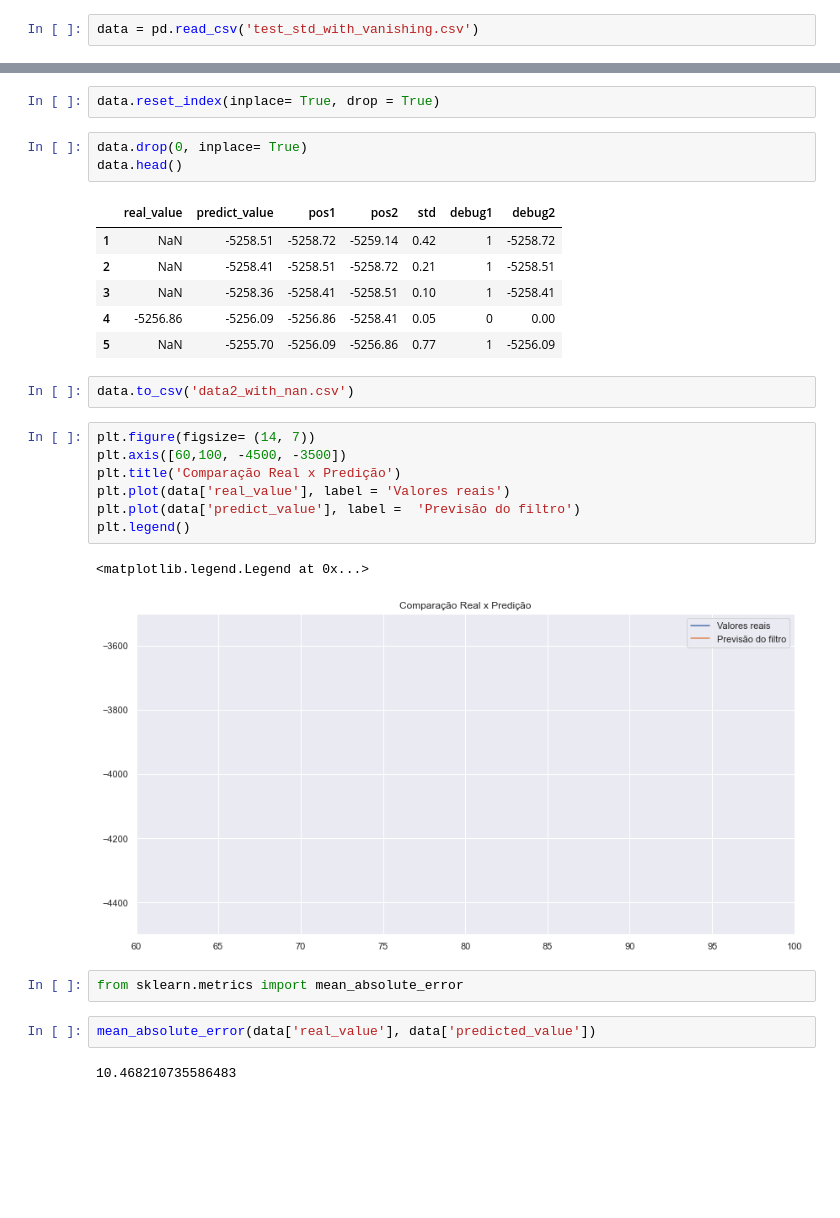
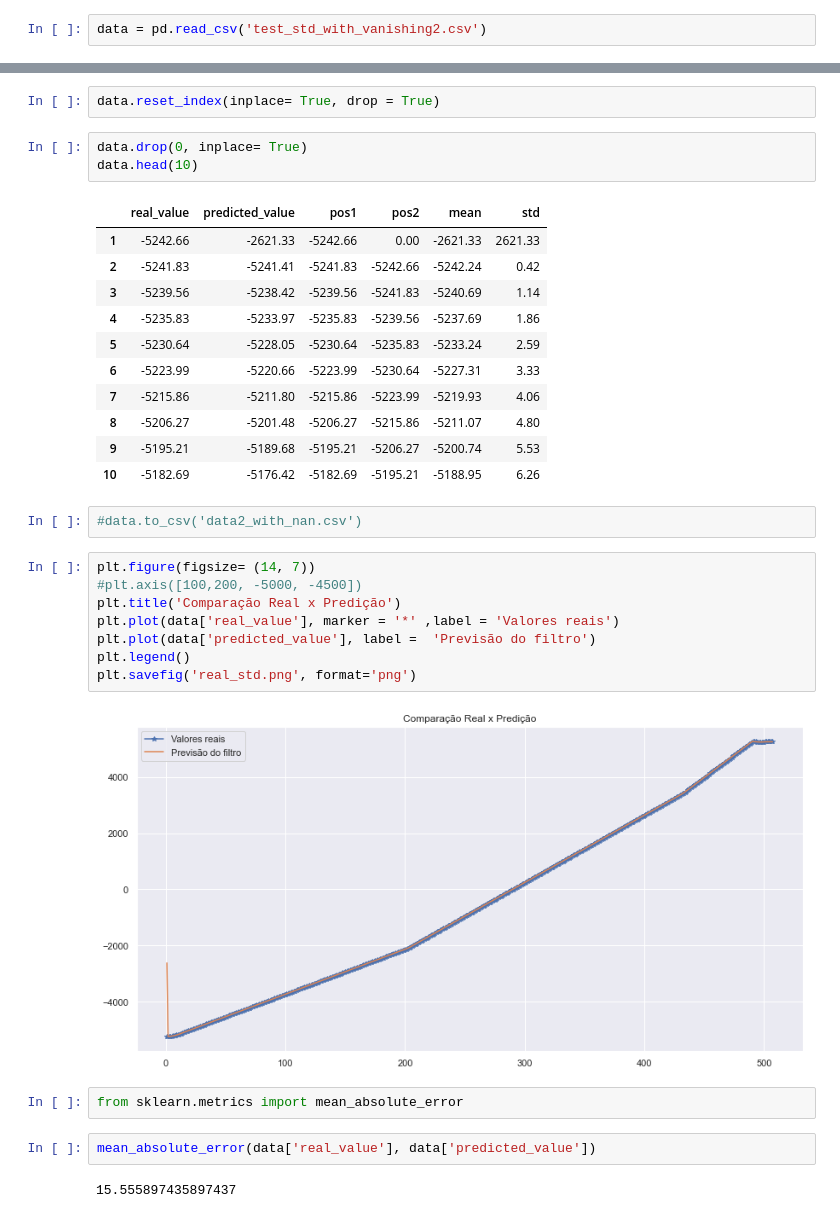
Before and after one commit to Breno-Cavalcanti/roboCin, a Jupyter notebook: filter-std/validation.ipynb, the cells around one changed output, grey strips where cells are left out. Drawn from its saved outputs; the diff is of its cells as text; blank space fills up the shorter version.

```diff
--- a/filter-std/validation.ipynb
+++ b/filter-std/validation.ipynb
@@ -6,7 +6,7 @@ import numpy as np
 sns.set()
 %matplotlib inline
 # %%
-data = pd.read_csv('test_std_with_vanishing.csv')
+data = pd.read_csv('test_std_with_vanishing2.csv')
 # %%
 data.head()
 # %% [output]
@@ -41,29 +41,34 @@ data.head()
 data.reset_index(inplace= True, drop = True)
 # %%
 data.drop(0, inplace= True)
-data.head()
+data.head(10)
 # %% [output]
-|  | real_value | predict_value | pos1 | pos2 | std | debug1 | debug2 |
-| 1 | NaN | -5258.51 | -5258.72 | -5259.14 | 0.42 | 1 | -5258.72 |
-| 2 | NaN | -5258.41 | -5258.51 | -5258.72 | 0.21 | 1 | -5258.51 |
-| 3 | NaN | -5258.36 | -5258.41 | -5258.51 | 0.10 | 1 | -5258.41 |
-| 4 | -5256.86 | -5256.09 | -5256.86 | -5258.41 | 0.05 | 0 | 0.00 |
-| 5 | NaN | -5255.70 | -5256.09 | -5256.86 | 0.77 | 1 | -5256.09 |
+|  | real_value | predicted_value | pos1 | pos2 | mean | std |
+| 1 | -5242.66 | -2621.33 | -5242.66 | 0.00 | -2621.33 | 2621.33 |
+| 2 | -5241.83 | -5241.41 | -5241.83 | -5242.66 | -5242.24 | 0.42 |
+| 3 | -5239.56 | -5238.42 | -5239.56 | -5241.83 | -5240.69 | 1.14 |
+| 4 | -5235.83 | -5233.97 | -5235.83 | -5239.56 | -5237.69 | 1.86 |
+| 5 | -5230.64 | -5228.05 | -5230.64 | -5235.83 | -5233.24 | 2.59 |
+| 6 | -5223.99 | -5220.66 | -5223.99 | -5230.64 | -5227.31 | 3.33 |
+| 7 | -5215.86 | -5211.80 | -5215.86 | -5223.99 | -5219.93 | 4.06 |
+| 8 | -5206.27 | -5201.48 | -5206.27 | -5215.86 | -5211.07 | 4.80 |
+| 9 | -5195.21 | -5189.68 | -5195.21 | -5206.27 | -5200.74 | 5.53 |
+| 10 | -5182.69 | -5176.42 | -5182.69 | -5195.21 | -5188.95 | 6.26 |
 # %%
-data.to_csv('data2_with_nan.csv')
+#data.to_csv('data2_with_nan.csv')
 # %%
 plt.figure(figsize= (14, 7))
-plt.axis([60,100, -4500, -3500])
+#plt.axis([100,200, -5000, -4500])
 plt.title('Comparação Real x Predição')
-plt.plot(data['real_value'], label = 'Valores reais')
-plt.plot(data['predict_value'], label =  'Previsão do filtro')
+plt.plot(data['real_value'], marker = '*' ,label = 'Valores reais')
+plt.plot(data['predicted_value'], label =  'Previsão do filtro')
 plt.legend()
+plt.savefig('real_std.png', format='png')
 # %% [output]
-<matplotlib.legend.Legend at 0x...>
-[figure, old version]
+[figure, new version]
 # %%
 from sklearn.metrics import mean_absolute_error
 # %%
 mean_absolute_error(data['real_value'], data['predicted_value'])
 # %% [output]
-10.468210735586483
+15.555897435897437
```
Also changed, not shown: parts of 7 cells of this notebook, 1 other file.
